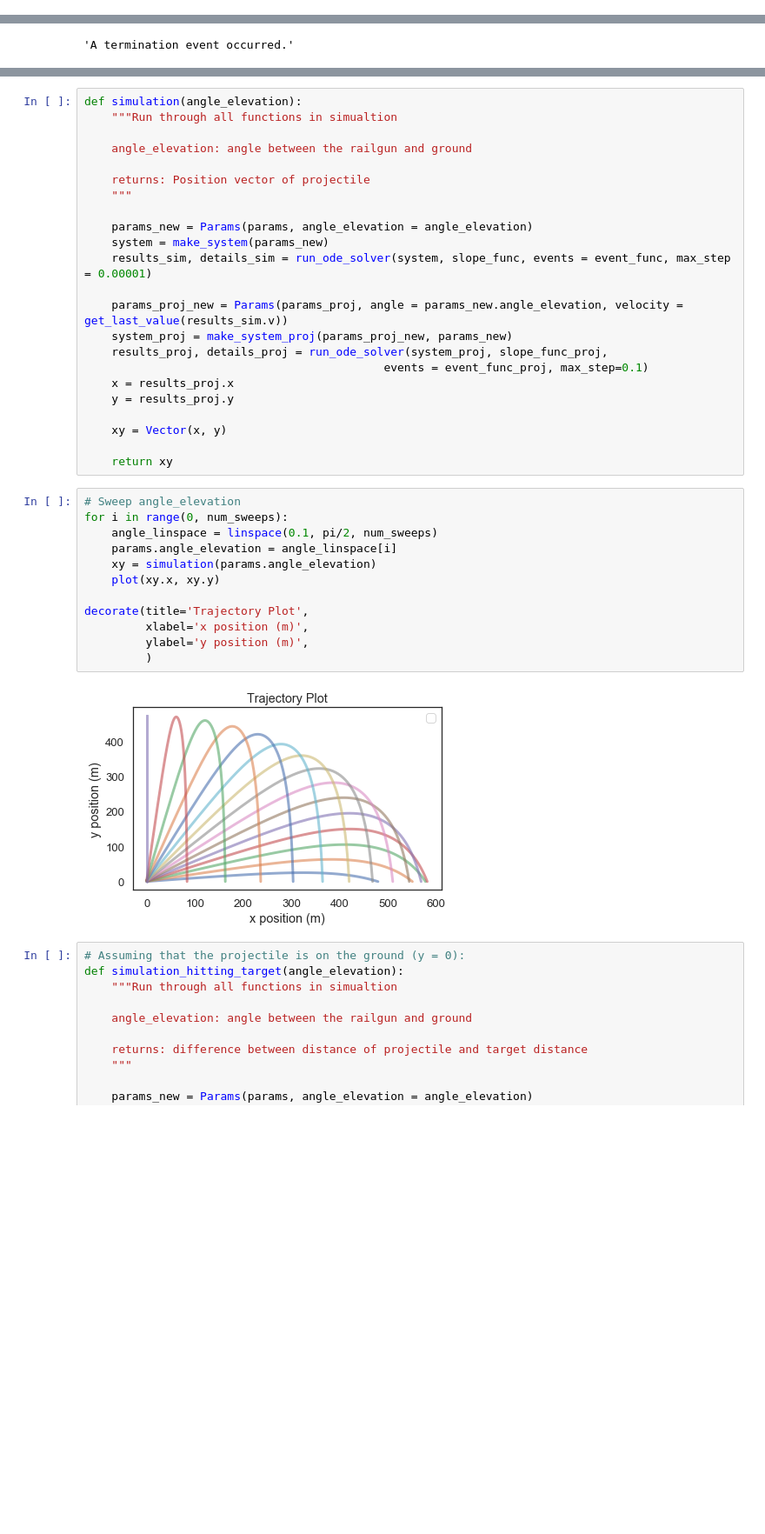
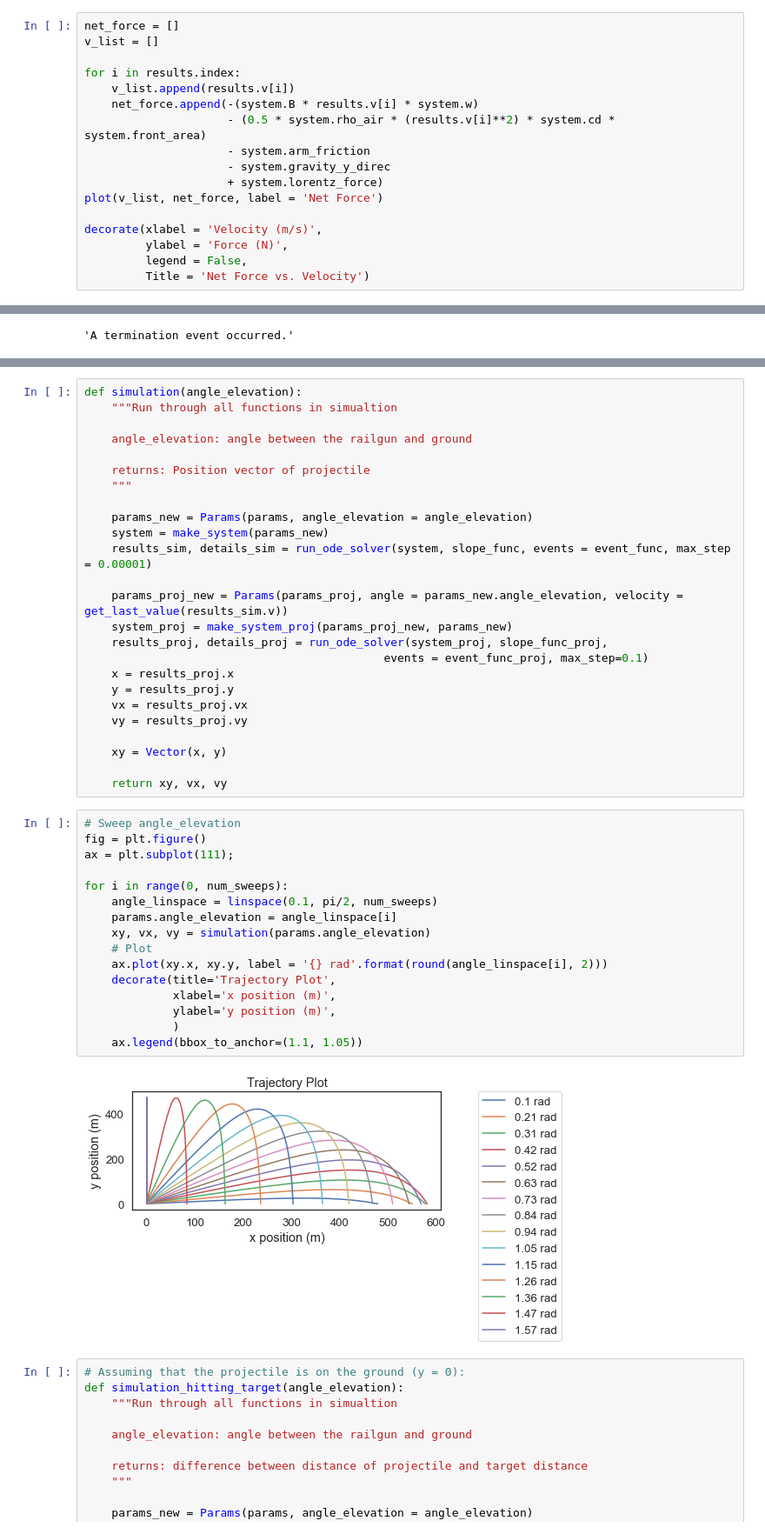
Before and after one commit to duncanmazza/ModSimPy, a Jupyter notebook: code/railgun_model.ipynb, the cells around one changed output, grey strips where cells are left out. Shown at 87% size. Cells and saved outputs as stored; diff of their text form; blank space fills up the shorter version.

```diff
--- a/code/railgun_model.ipynb
+++ b/code/railgun_model.ipynb
@@ -196,0 +221,17 @@ decorate(xlabel='Time (s)',
+# %%
+net_force = []
+v_list = []
+
+for i in results.index:
+    v_list.append(results.v[i])
+    net_force.append(-(system.B * results.v[i] * system.w)
+                     - (0.5 * system.rho_air * (results.v[i]**2) * system.cd * system.front_area)
+                     - system.arm_friction
+                     - system.gravity_y_direc
+                     + system.lorentz_force)
+plot(v_list, net_force, label = 'Net Force')
+
+decorate(xlabel = 'Velocity (m/s)',
+         ylabel = 'Force (N)',
+         legend = False,
+         Title = 'Net Force vs. Velocity')
@@ -353,24 +410,30 @@ def simulation(angle_elevation):
                                             events = event_func_proj, max_step=0.1)
     x = results_proj.x
     y = results_proj.y
+    vx = results_proj.vx
+    vy = results_proj.vy
 
     xy = Vector(x, y)
 
-    return xy
+    return xy, vx, vy
 # %%
 # Sweep angle_elevation
+fig = plt.figure()
+ax = plt.subplot(111);
+
 for i in range(0, num_sweeps):
     angle_linspace = linspace(0.1, pi/2, num_sweeps)
     params.angle_elevation = angle_linspace[i]
-    xy = simulation(params.angle_elevation)
-    plot(xy.x, xy.y)
-
-decorate(title='Trajectory Plot',
-         xlabel='x position (m)',
-         ylabel='y position (m)',
-         )
+    xy, vx, vy = simulation(params.angle_elevation)
+    # Plot
+    ax.plot(xy.x, xy.y, label = '{} rad'.format(round(angle_linspace[i], 2)))
+    decorate(title='Trajectory Plot',
+             xlabel='x position (m)',
+             ylabel='y position (m)',
+             )
+    ax.legend(bbox_to_anchor=(1.1, 1.05))
 # %% [output]
-[figure, old version]
+[figure, new version]
 # %%
 # Assuming that the projectile is on the ground (y = 0):
 def simulation_hitting_target(angle_elevation):
```
Also changed, not shown: parts of 30 cells of this notebook.
